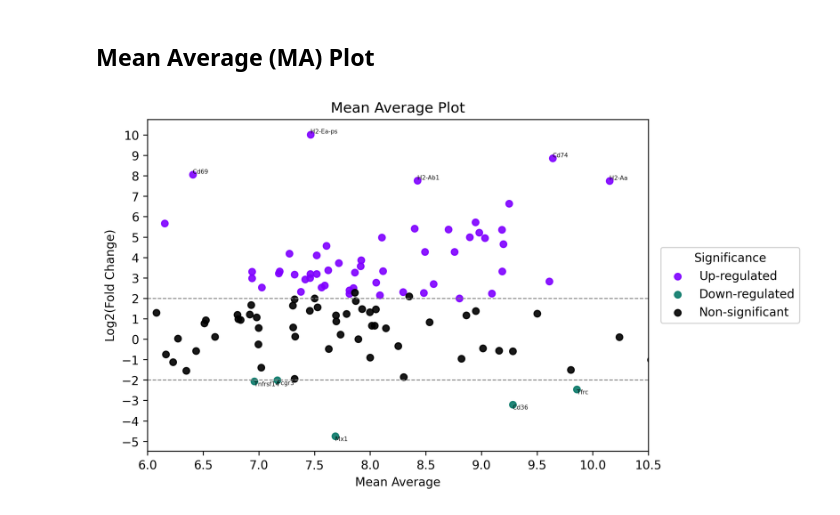
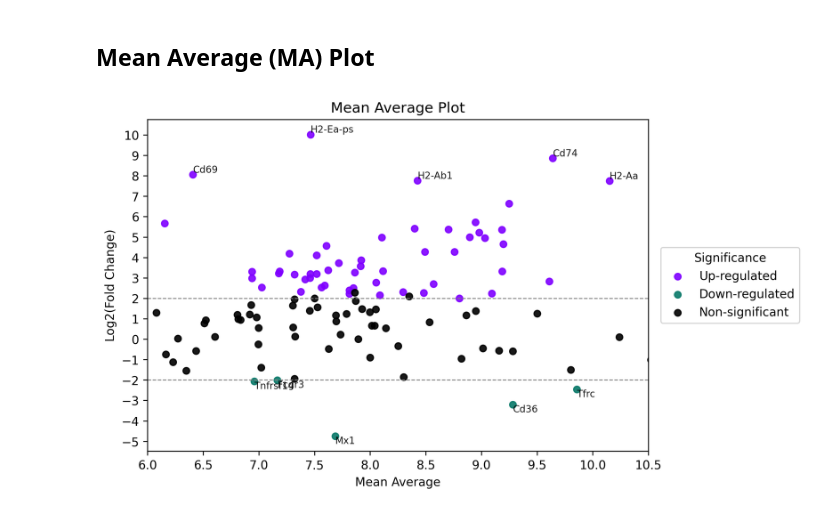
Before and after one commit to Perik-Zavodskii/BulkOmicsTools, a Jupyter notebook: BulkOmicsTools.ipynb, the cells around one changed output. Drawn from its saved outputs; the diff is of its cells as text; code cells hidden in the pictures.

```diff
--- a/BulkOmicsTools.ipynb
+++ b/BulkOmicsTools.ipynb
@@ -570,11 +570,11 @@ for color, label in colors.items():
 
  # Add labels for the top genes
 for _, row in top_upregulated.iterrows():
-    plt.text(row["log2(FC)"], row["-log10(q-value)"], row.name, alpha=0.9, fontsize=5, color='black',
+    plt.text(row["log2(FC)"], row["-log10(q-value)"], row.name, alpha=0.9, fontsize=5.5, color='black',
                                                                 ha="right", va='bottom')
 
 for _, row in top_downregulated.iterrows():
-    plt.text(row["log2(FC)"], row["-log10(q-value)"], row.name, alpha=0.9, fontsize=5, color='black',
+    plt.text(row["log2(FC)"], row["-log10(q-value)"], row.name, alpha=0.9, fontsize=5.5, color='black',
                                                                 ha="left", va='bottom')
 
 
@@ -620,33 +620,33 @@ for color, label in colors.items():
                 alpha=0.9)
 
 # Add legend
 plt.legend(title="Significance", fontsize=10, loc='center left',
     bbox_to_anchor=(1.025, 0.5), borderaxespad=0.)
 
  # Add labels for the top genes
 for _, row in top_upregulated.iterrows():
-    plt.text(row["Mean"], row["log2(FC)"], row.name, fontsize=5, alpha=0.9, color='black',
+    plt.text(row["Mean"], row["log2(FC)"], row.name, fontsize=8, alpha=0.9, color='black',
                                                      ha="left", va='bottom')
 
 for _, row in top_downregulated.iterrows():
-    plt.text(row["Mean"], row["log2(FC)"], row.name, fontsize=5, alpha=0.9, color='black',
+    plt.text(row["Mean"], row["log2(FC)"], row.name, fontsize=8, alpha=0.9, color='black',
                                                      ha="left", va='top')
 
 plt.xticks(np.arange(round(results_df["Mean"].min()), results_df["Mean"].max(), 0.5)) # Change tick size
 plt.yticks(np.arange(round(results_df["log2(FC)"].min()), results_df["log2(FC)"].max(), 1)) # Change tick size
 
 # Add labels and title
 plt.axhline(y=-fc_threshold, color="grey", linestyle="--", linewidth=0.8)
 plt.axhline(y=fc_threshold, color="grey", linestyle="--", linewidth=0.8)
 
 plt.xlabel("Mean Average")
 plt.ylabel("Log2(Fold Change)")
 plt.title("Mean Average Plot")
 
 plt.xlim(Min_Mean_val,Max_Mean_val)
 
 # Save the plot
 plt.savefig('Mean Average Plot.png', dpi=600, bbox_inches='tight')
 plt.show()
 # %% [output]
-[figure, old version]
+[figure, new version]
```
